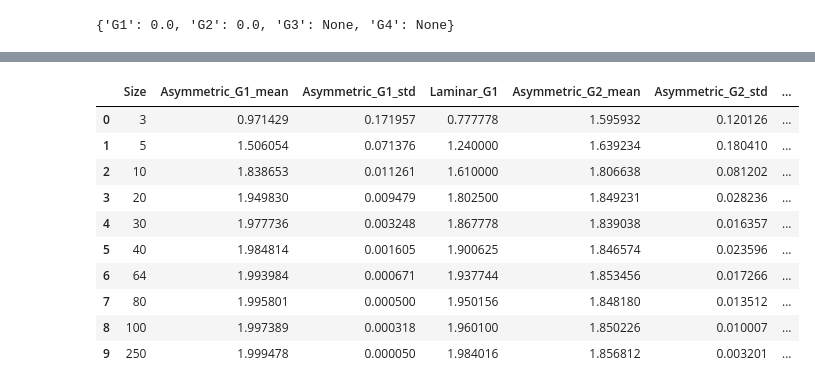
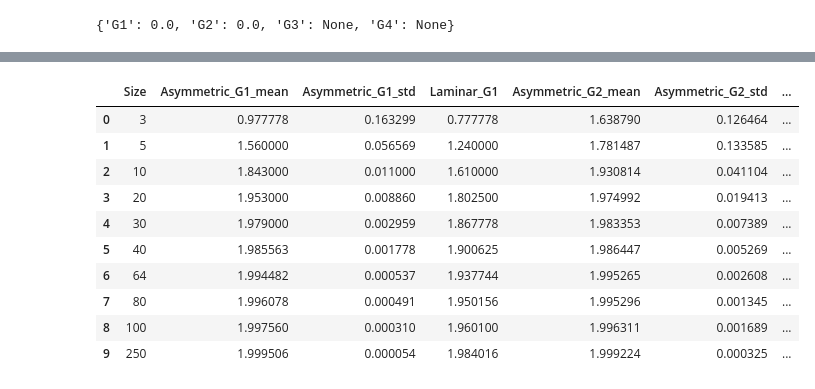
Before and after one commit to Desduh/gpa, a Jupyter notebook: Notebooks/gpa.ipynb, the cells around one changed output, grey strips where cells are left out. Saved outputs shown, nothing was run; the diff lists cells and outputs as text; code cells hidden in the pictures.

```diff
--- a/Notebooks/gpa.ipynb
+++ b/Notebooks/gpa.ipynb
@@ -4084,7 +4084,12 @@ def calculate_moments(matrix):
     )
 
     return gpa.evaluate(
-        moments=["G1", "G2"]
+        moments=["G1", "G2"],
+        magnitude_threshold=0,
+        magnitude_tolerance=0,
+        angle_tolerance=0,
+        radial_distance_tolerance=0,
+        symmetric_position_tolerance=0
     )
 
 
@@ -4132,43 +4137,43 @@ for size in sizes:
 
 
     # Store results
 
     row = {
         "Size": size
     }
 
     for moment in moments:
 
         row[f"Asymmetric_{moment}_mean"] = np.nanmean(
             asymmetric_values[moment]
         )
 
         row[f"Asymmetric_{moment}_std"] = np.nanstd(
             asymmetric_values[moment]
         )
 
         row[f"Laminar_{moment}"] = laminar_result[moment]
 
     results_scale.append(row)
 
 
 results_scale_df = pd.DataFrame(
     results_scale
 )
 
 results_scale_df
 # %% [output]
 |  | Size | Asymmetric_G1_mean | Asymmetric_G1_std | Laminar_G1 | Asymmetric_G2_mean | Asymmetric_G2_std | ... |
-| 0 | 3 | 0.971429 | 0.171957 | 0.777778 | 1.595932 | 0.120126 | ... |
-| 1 | 5 | 1.506054 | 0.071376 | 1.240000 | 1.639234 | 0.180410 | ... |
-| 2 | 10 | 1.838653 | 0.011261 | 1.610000 | 1.806638 | 0.081202 | ... |
-| 3 | 20 | 1.949830 | 0.009479 | 1.802500 | 1.849231 | 0.028236 | ... |
-| 4 | 30 | 1.977736 | 0.003248 | 1.867778 | 1.839038 | 0.016357 | ... |
-| 5 | 40 | 1.984814 | 0.001605 | 1.900625 | 1.846574 | 0.023596 | ... |
-| 6 | 64 | 1.993984 | 0.000671 | 1.937744 | 1.853456 | 0.017266 | ... |
-| 7 | 80 | 1.995801 | 0.000500 | 1.950156 | 1.848180 | 0.013512 | ... |
-| 8 | 100 | 1.997389 | 0.000318 | 1.960100 | 1.850226 | 0.010007 | ... |
-| 9 | 250 | 1.999478 | 0.000050 | 1.984016 | 1.856812 | 0.003201 | ... |
+| 0 | 3 | 0.977778 | 0.163299 | 0.777778 | 1.638790 | 0.126464 | ... |
+| 1 | 5 | 1.560000 | 0.056569 | 1.240000 | 1.781487 | 0.133585 | ... |
+| 2 | 10 | 1.843000 | 0.011000 | 1.610000 | 1.930814 | 0.041104 | ... |
+| 3 | 20 | 1.953000 | 0.008860 | 1.802500 | 1.974992 | 0.019413 | ... |
+| 4 | 30 | 1.979000 | 0.002959 | 1.867778 | 1.983353 | 0.007389 | ... |
+| 5 | 40 | 1.985563 | 0.001778 | 1.900625 | 1.986447 | 0.005269 | ... |
+| 6 | 64 | 1.994482 | 0.000537 | 1.937744 | 1.995265 | 0.002608 | ... |
+| 7 | 80 | 1.996078 | 0.000491 | 1.950156 | 1.995296 | 0.001345 | ... |
+| 8 | 100 | 1.997560 | 0.000310 | 1.960100 | 1.996311 | 0.001689 | ... |
+| 9 | 250 | 1.999506 | 0.000054 | 1.984016 | 1.999224 | 0.000325 | ... |
 # %%
 for moment in moments:
 
```
Also changed, not shown: parts of 8 cells of this notebook, 3 other files.
